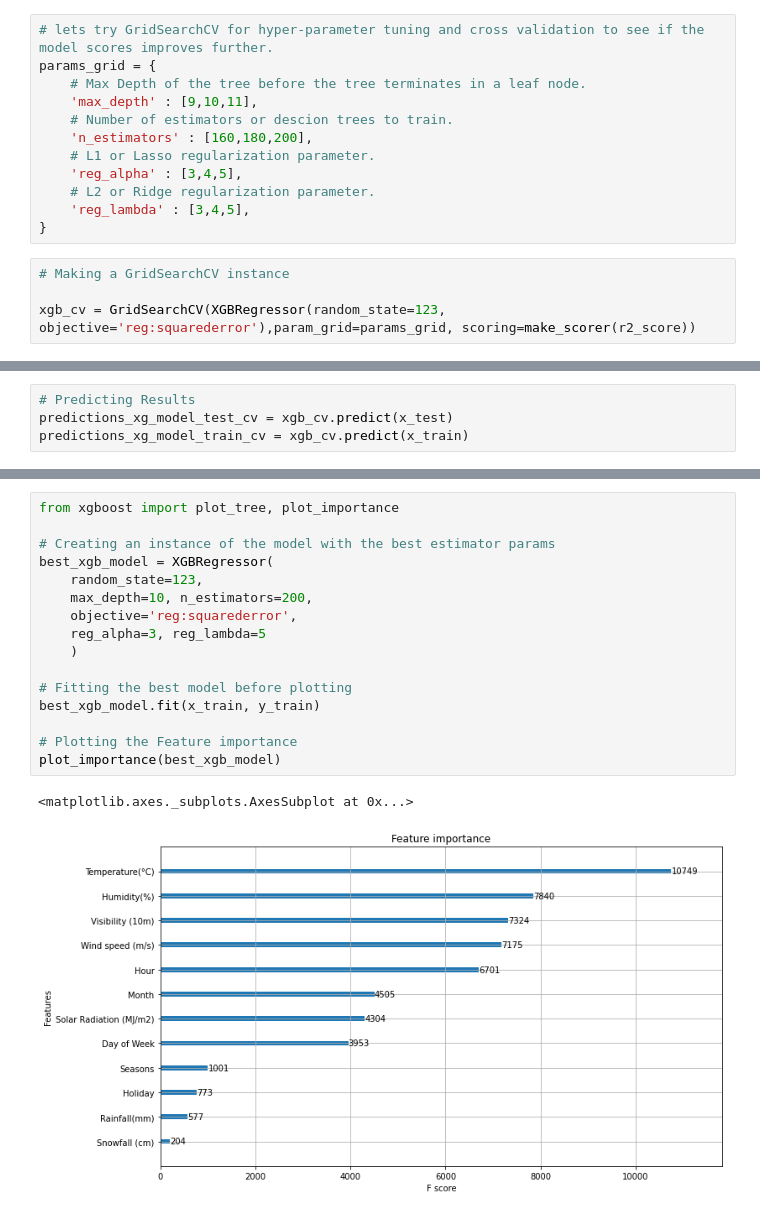
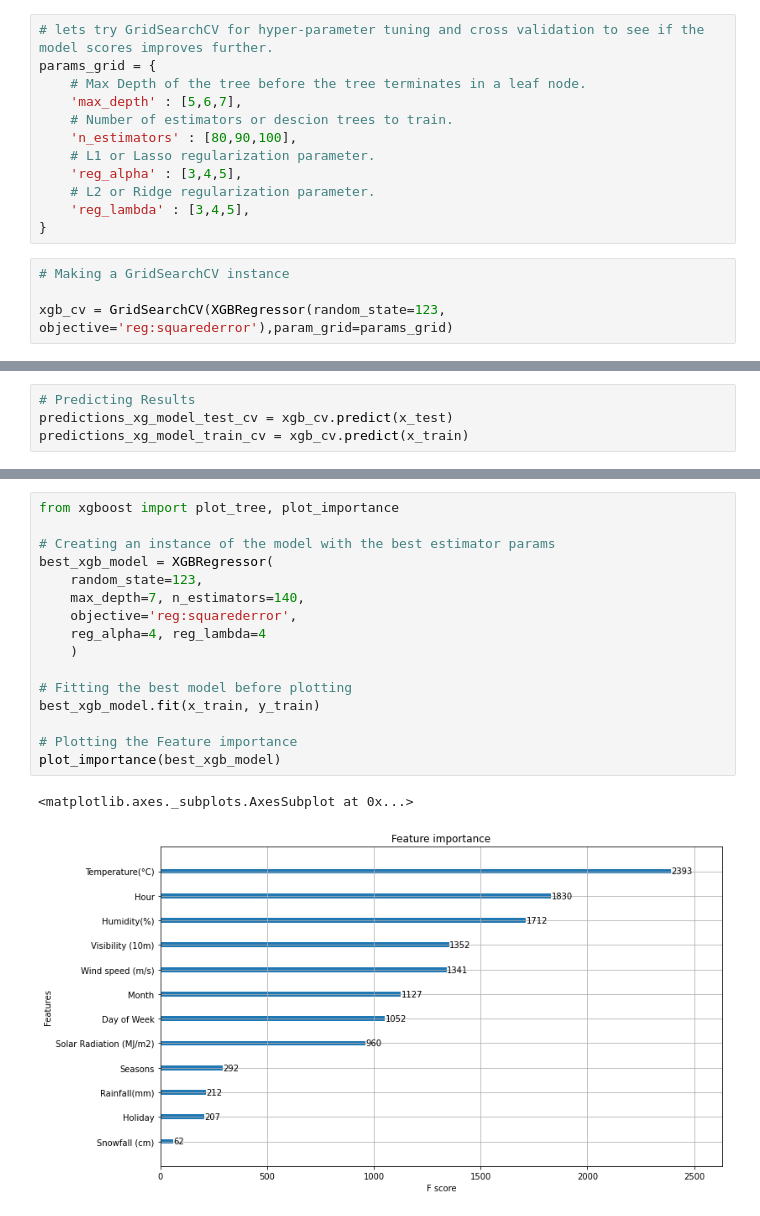
Before and after one commit to Sourabhpatel1/Capstone-Project-Regression, a Jupyter notebook: Capstone_Project_II,_Regression.ipynb, the cells around one changed output, grey strips where cells are left out. Saved outputs shown, nothing was run; the diff lists cells and outputs as text.

```diff
--- a/Capstone_Project_II,_Regression.ipynb
+++ b/Capstone_Project_II,_Regression.ipynb
@@ -691,9 +691,9 @@ R squared score for the Test Set is: 0.8740494063292645
 # lets try GridSearchCV for hyper-parameter tuning and cross validation to see if the model scores improves further.
 params_grid = {
     # Max Depth of the tree before the tree terminates in a leaf node.
-    'max_depth' : [9,10,11],
+    'max_depth' : [5,6,7],
     # Number of estimators or descion trees to train.
-    'n_estimators' : [160,180,200],
+    'n_estimators' : [80,90,100],
     # L1 or Lasso regularization parameter.
     'reg_alpha' : [3,4,5],
     # L2 or Ridge regularization parameter.
@@ -702,7 +702,7 @@ params_grid = {
 # %%
 # Making a GridSearchCV instance
 
-xgb_cv = GridSearchCV(XGBRegressor(random_state=123, objective='reg:squarederror'),param_grid=params_grid, scoring=make_scorer(r2_score))
+xgb_cv = GridSearchCV(XGBRegressor(random_state=123, objective='reg:squarederror'),param_grid=params_grid)
 # %%
 # Training the Model.
 xgb_cv.fit(x_train, y_train)
@@ -749,19 +747,19 @@ R squared score for the Test Set is: 0.8740494063292645
 # %%
 from xgboost import plot_tree, plot_importance
 
 # Creating an instance of the model with the best estimator params
 best_xgb_model = XGBRegressor(
     random_state=123,
-    max_depth=10, n_estimators=200,
+    max_depth=7, n_estimators=140,
     objective='reg:squarederror',
-    reg_alpha=3, reg_lambda=5
+    reg_alpha=4, reg_lambda=4
     )
 
 # Fitting the best model before plotting
 best_xgb_model.fit(x_train, y_train)
 
 # Plotting the Feature importance
 plot_importance(best_xgb_model)
 # %% [output]
 <matplotlib.axes._subplots.AxesSubplot at 0x...>
-[figure, old version]
+[figure, new version]
```
Also changed, not shown: parts of 3 cells of this notebook.
